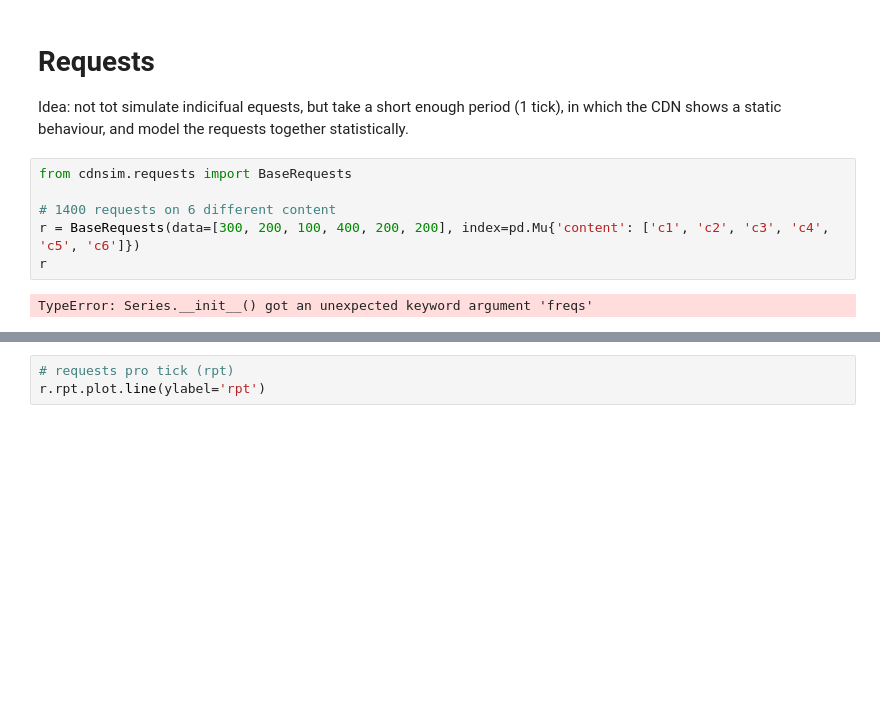
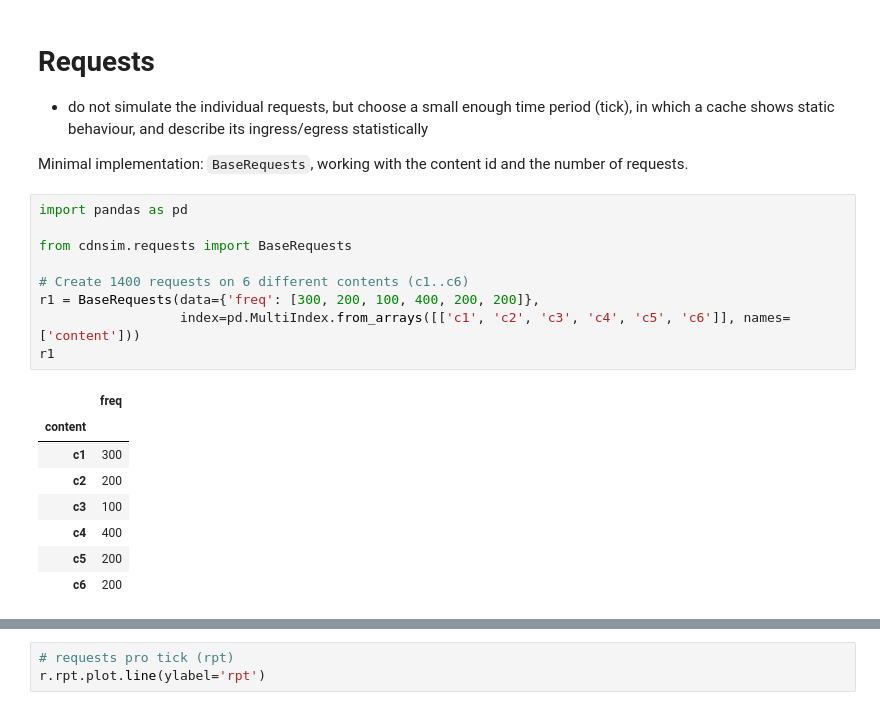
Before and after one commit to jursonovicst/cdnsim, a Jupyter notebook: examples/01-requests/requests.ipynb, the cells around one changed output, grey strips where cells are left out. Cells and saved outputs as stored; diff of their text form; blank space fills up the shorter version.

```diff
--- a/examples/01-requests/requests.ipynb
+++ b/examples/01-requests/requests.ipynb
@@ -1,12 +1,24 @@
 # %% [markdown]
 # Requests
 
-Idea: not tot simulate indicifual equests, but take a short enough period (1 tick), in which the CDN shows a static behaviour, and model the requests together statistically.
+- do not simulate the individual requests, but choose a small enough time period (tick), in which a cache shows static behaviour, and describe its ingress/egress statistically
+
+Minimal implementation: `BaseRequests`, working with the content id and the number of requests.
 # %%
+import pandas as pd
+
 from cdnsim.requests import BaseRequests
 
-# 1400 requests on 6 different content
-r = BaseRequests(data=[300, 200, 100, 400, 200, 200], index=pd.Mu{'content': ['c1', 'c2', 'c3', 'c4', 'c5', 'c6']})
-r
+# Create 1400 requests on 6 different contents (c1..c6)
+r1 = BaseRequests(data={'freq': [300, 200, 100, 400, 200, 200]},
+                  index=pd.MultiIndex.from_arrays([['c1', 'c2', 'c3', 'c4', 'c5', 'c6']], names=['content']))
+r1
 # %% [output]
-TypeError: Series.__init__() got an unexpected keyword argument 'freqs'
+|  | freq |
+| content |  |
+| c1 | 300 |
+| c2 | 200 |
+| c3 | 100 |
+| c4 | 400 |
+| c5 | 200 |
+| c6 | 200 |
```
Also changed, not shown: parts of 15 cells of this notebook, 14 other files.
